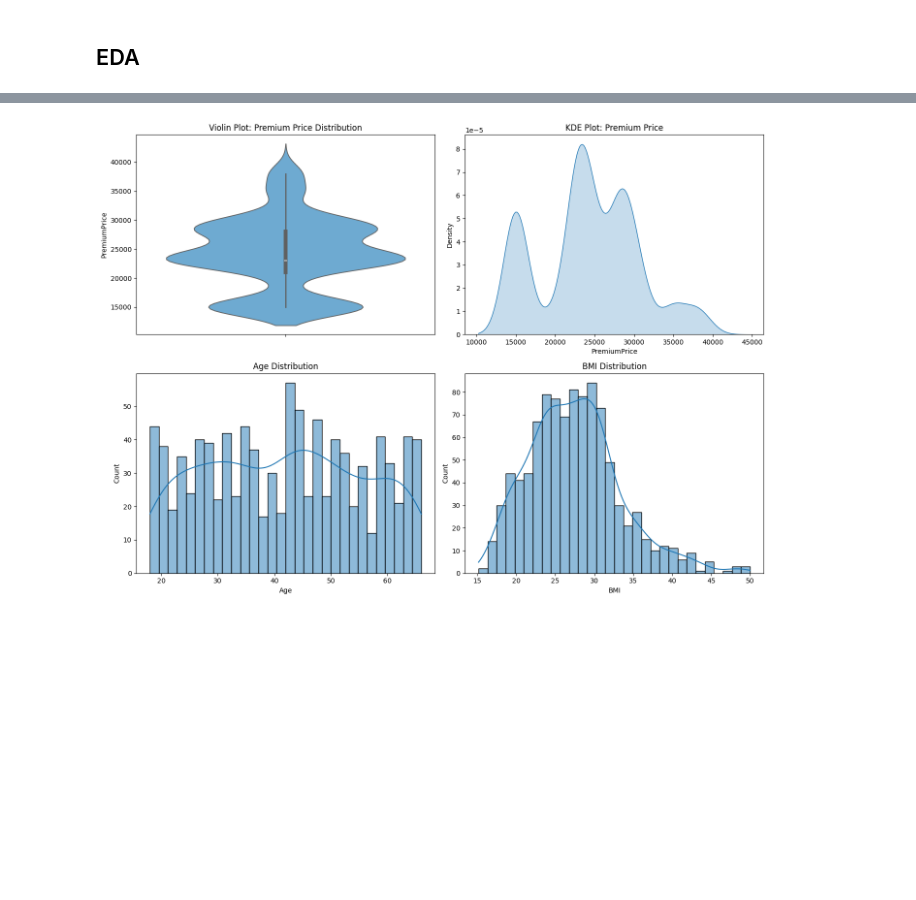
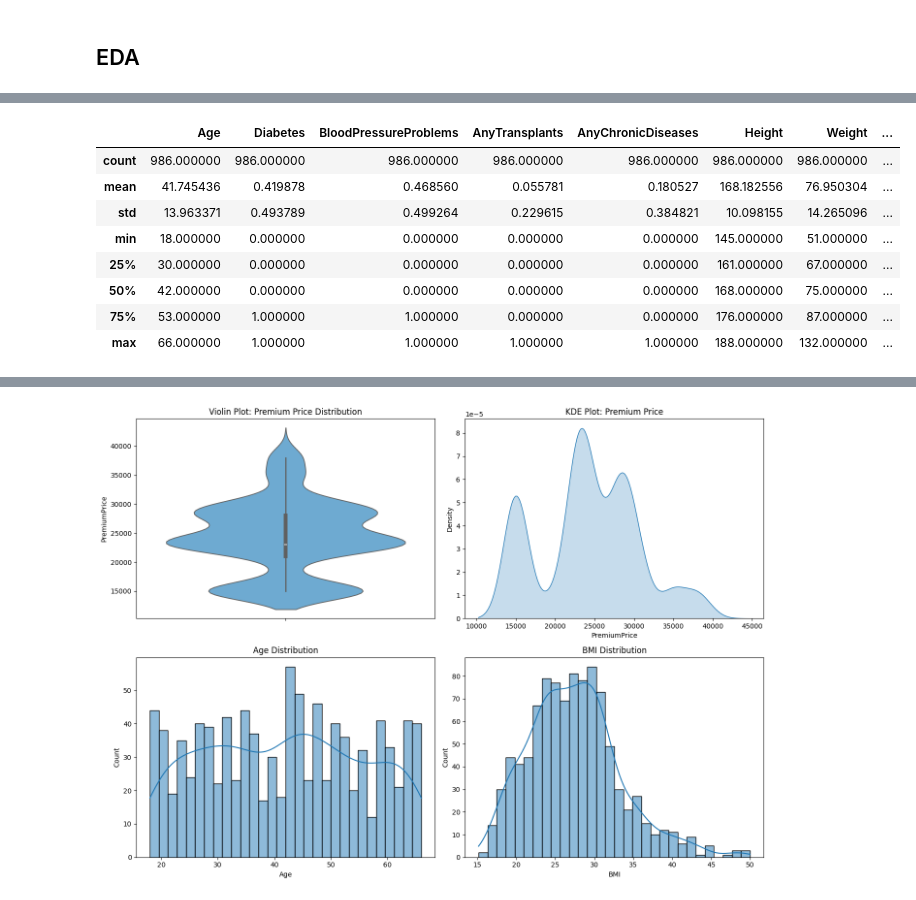
Before and after one commit to neha19jainsbit/projects, a Jupyter notebook: Portfolio Projects/Insurance Cost Prediction/insurance.ipynb, the cells around one changed output, grey strips where cells are left out. Drawn from its saved outputs; the diff is of its cells as text; code cells hidden in the pictures; blank space fills up the shorter version.

```diff
--- a/Portfolio Projects/Insurance Cost Prediction/insurance.ipynb
+++ b/Portfolio Projects/Insurance Cost Prediction/insurance.ipynb
@@ -8,0 +59,12 @@ from scipy.stats import zscore
+# %%
+df.describe(include='all')
+# %% [output]
+|  | Age | Diabetes | BloodPressureProblems | AnyTransplants | AnyChronicDiseases | Height | Weight | ... |
+| count | 986.000000 | 986.000000 | 986.000000 | 986.000000 | 986.000000 | 986.000000 | 986.000000 | ... |
+| mean | 41.745436 | 0.419878 | 0.468560 | 0.055781 | 0.180527 | 168.182556 | 76.950304 | ... |
+| std | 13.963371 | 0.493789 | 0.499264 | 0.229615 | 0.384821 | 10.098155 | 14.265096 | ... |
+| min | 18.000000 | 0.000000 | 0.000000 | 0.000000 | 0.000000 | 145.000000 | 51.000000 | ... |
+| 25% | 30.000000 | 0.000000 | 0.000000 | 0.000000 | 0.000000 | 161.000000 | 67.000000 | ... |
+| 50% | 42.000000 | 0.000000 | 0.000000 | 0.000000 | 0.000000 | 168.000000 | 75.000000 | ... |
+| 75% | 53.000000 | 1.000000 | 1.000000 | 0.000000 | 0.000000 | 176.000000 | 87.000000 | ... |
+| max | 66.000000 | 1.000000 | 1.000000 | 1.000000 | 1.000000 | 188.000000 | 132.000000 | ... |
```
Also changed, not shown: parts of 7 cells of this notebook, 6 other files.
